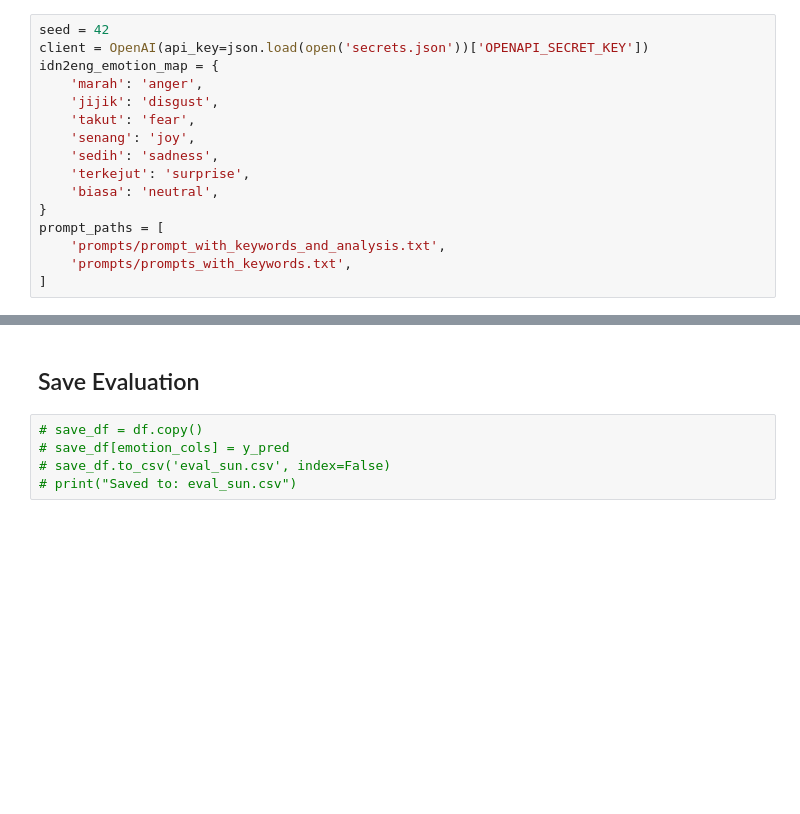
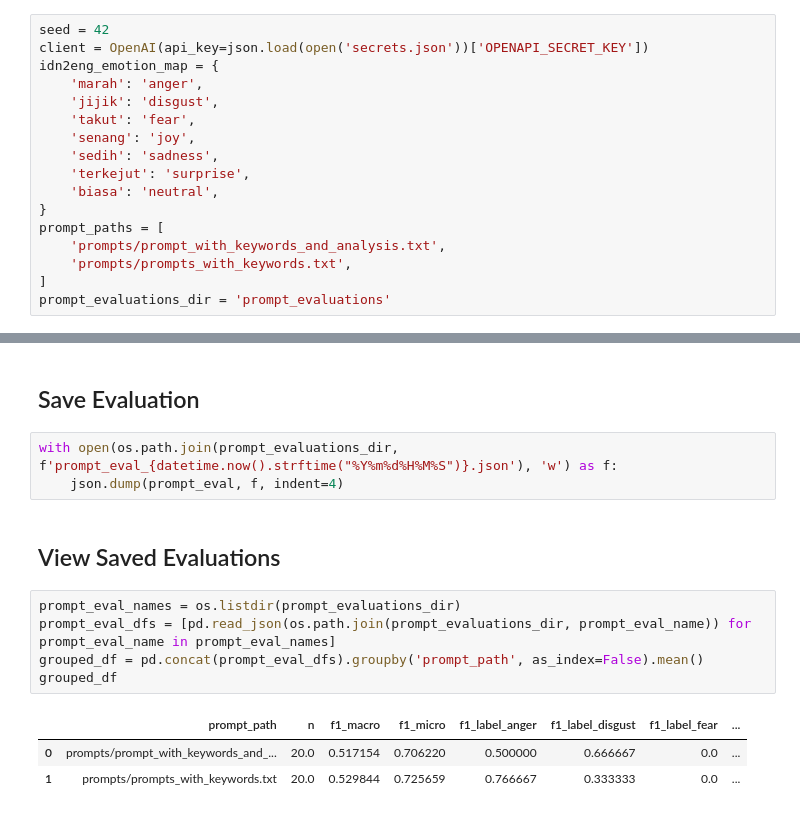
Before and after one commit to alxxtexxr/SemEval2025_Task11, a Jupyter notebook: Track_A_sun_OpenAI_API_Evaluation.ipynb, the cells around one changed output, grey strips where cells are left out. Drawn from its saved outputs; the diff is of its cells as text; blank space fills up the shorter version.

Commit message:
Updated Open API evaluation notebook

```diff
--- a/Track_A_sun_OpenAI_API_Evaluation.ipynb
+++ b/Track_A_sun_OpenAI_API_Evaluation.ipynb
@@ -27,6 +29,7 @@ prompt_paths = [
     'prompts/prompt_with_keywords_and_analysis.txt',
     'prompts/prompts_with_keywords.txt',
 ]
+prompt_evaluations_dir = 'prompt_evaluations'
 # %% [markdown]
 # Data
 # %% [markdown]
@@ -234,7 +241,16 @@ prompt_evaluations
 # %% [markdown]
 ## Save Evaluation
-# %%
-# save_df = df.copy()
-# save_df[emotion_cols] = y_pred
-# save_df.to_csv('eval_sun.csv', index=False)
-# print("Saved to: eval_sun.csv")
+# %%
+with open(os.path.join(prompt_evaluations_dir, f'prompt_eval_{datetime.now().strftime("%Y%m%d%H%M%S")}.json'), 'w') as f:
+    json.dump(prompt_eval, f, indent=4)
+# %% [markdown]
+## View Saved Evaluations
+# %%
+prompt_eval_names = os.listdir(prompt_evaluations_dir)
+prompt_eval_dfs = [pd.read_json(os.path.join(prompt_evaluations_dir, prompt_eval_name)) for prompt_eval_name in prompt_eval_names]
+grouped_df = pd.concat(prompt_eval_dfs).groupby('prompt_path', as_index=False).mean()
+grouped_df
+# %% [output]
+|  | prompt_path | n | f1_macro | f1_micro | f1_label_anger | f1_label_disgust | f1_label_fear | ... |
+| 0 | prompts/prompt_with_keywords_and_... | 20.0 | 0.517154 | 0.706220 | 0.500000 | 0.666667 | 0.0 | ... |
+| 1 | prompts/prompts_with_keywords.txt | 20.0 | 0.529844 | 0.725659 | 0.766667 | 0.333333 | 0.0 | ... |
```
Also changed, not shown: parts of 5 cells of this notebook, 1 other file.
